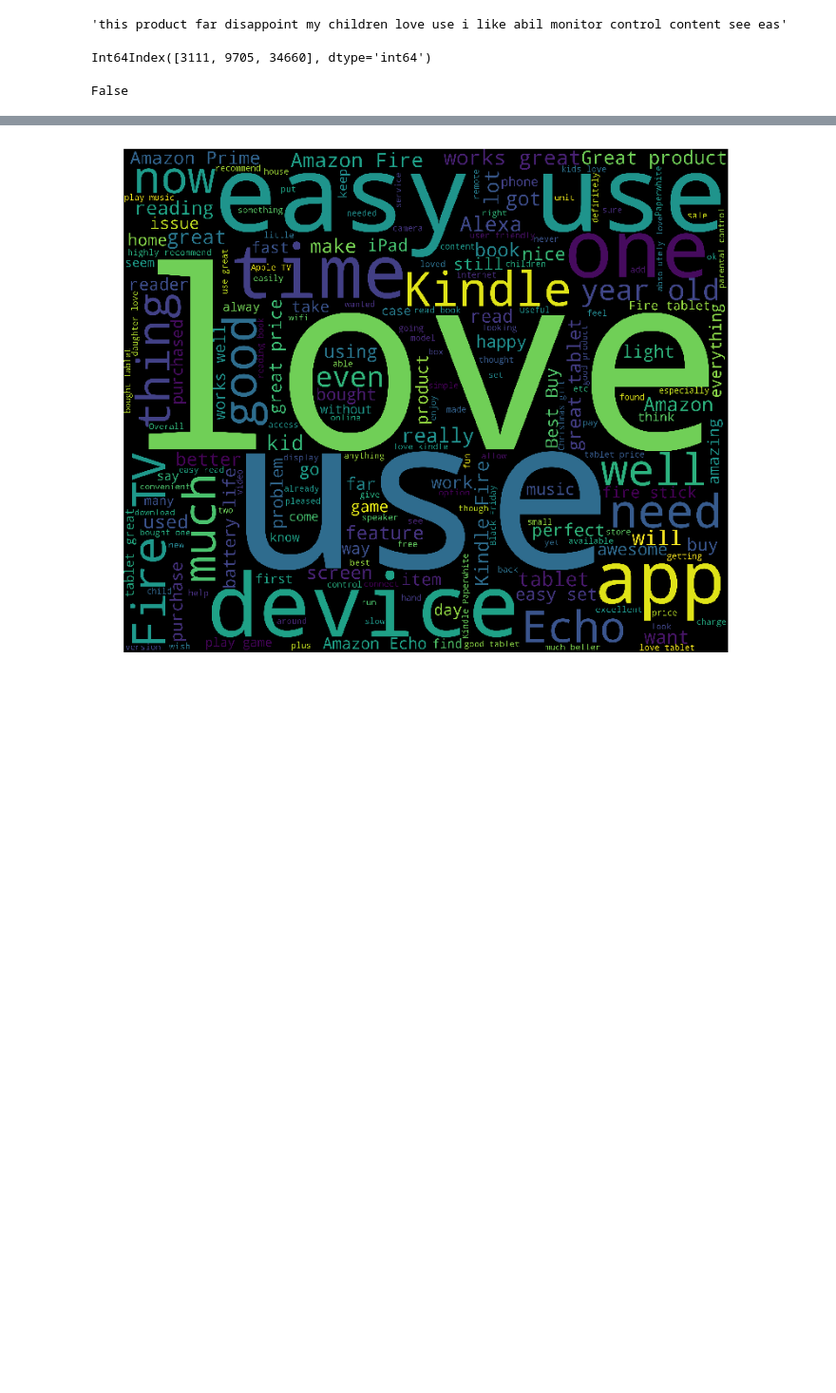
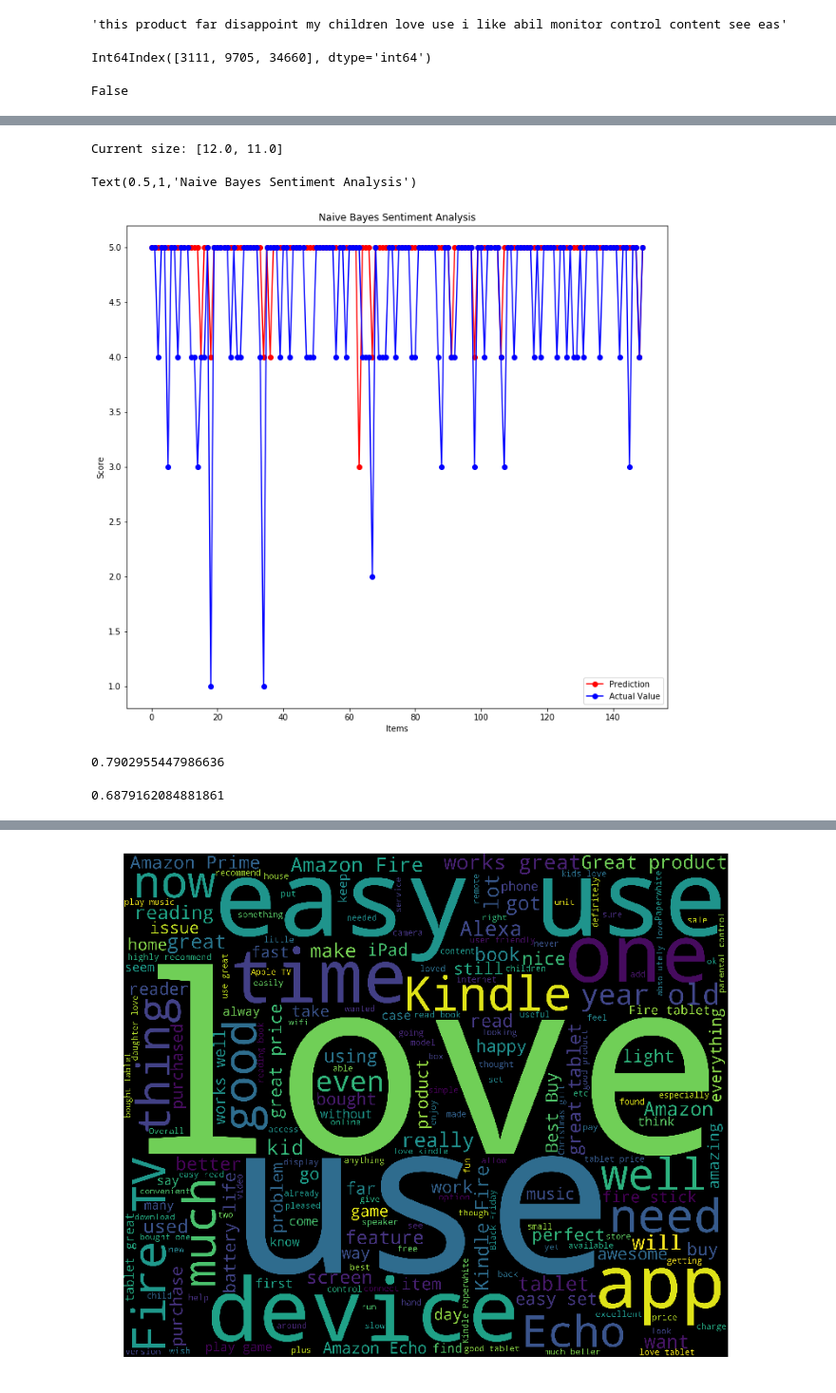
Before and after one commit to Bruce-Decker/CMPE255_GroupProject, a Jupyter notebook: project.ipynb, the cells around one changed output, grey strips where cells are left out. Shown at 95% size. Drawn from its saved outputs; the diff is of its cells as text; code cells hidden in the pictures; blank space fills up the shorter version.

```diff
--- a/project.ipynb
+++ b/project.ipynb
@@ -303,0 +342,4 @@ Text(0.5,1,'Decision Tree Sentiment Analysis')
+# %%
+from sklearn.naive_bayes import MultinomialNB
+clf = MultinomialNB().fit(X_train, y_train)
+y_pred_MultinomialNB = clf.predict(X_test)
@@ -303,0 +351,24 @@ Text(0.5,1,'Decision Tree Sentiment Analysis')
+# %%
+score_plot = plt.rcParams["figure.figsize"]
+
+print("Current size:", score_plot)
+
+score_plot[0] = 12
+score_plot[1] = 11
+plt.rcParams["figure.figsize"] = score_plot
+
+plt.plot(y_pred_MultinomialNB[:150], '-or', label='Prediction')
+plt.plot(y_test[:150], '-ob', label='Actual Value')
+plt.ylabel('Score')
+plt.xlabel('Items')
+plt.legend()
+plt.title("Naive Bayes Sentiment Analysis")
+# %% [output]
+Current size: [12.0, 11.0]
+Text(0.5,1,'Naive Bayes Sentiment Analysis')
+[figure, added]
+# %%
+naive_bayes_f1 = f1_score(y_pred_MultinomialNB, y_test, average='weighted')
+print(f1_score(y_pred_MultinomialNB, y_test, average='weighted'))
+# %% [output]
+0.7902955447986636
@@ -303,0 +380,5 @@ Text(0.5,1,'Decision Tree Sentiment Analysis')
+# %%
+MLP_rms = sqrt(mean_squared_error(y_pred_MLP, y_test))
+MLP_rms
+# %% [output]
+0.6879162084881861
```
Also changed, not shown: parts of 17 cells of this notebook.
